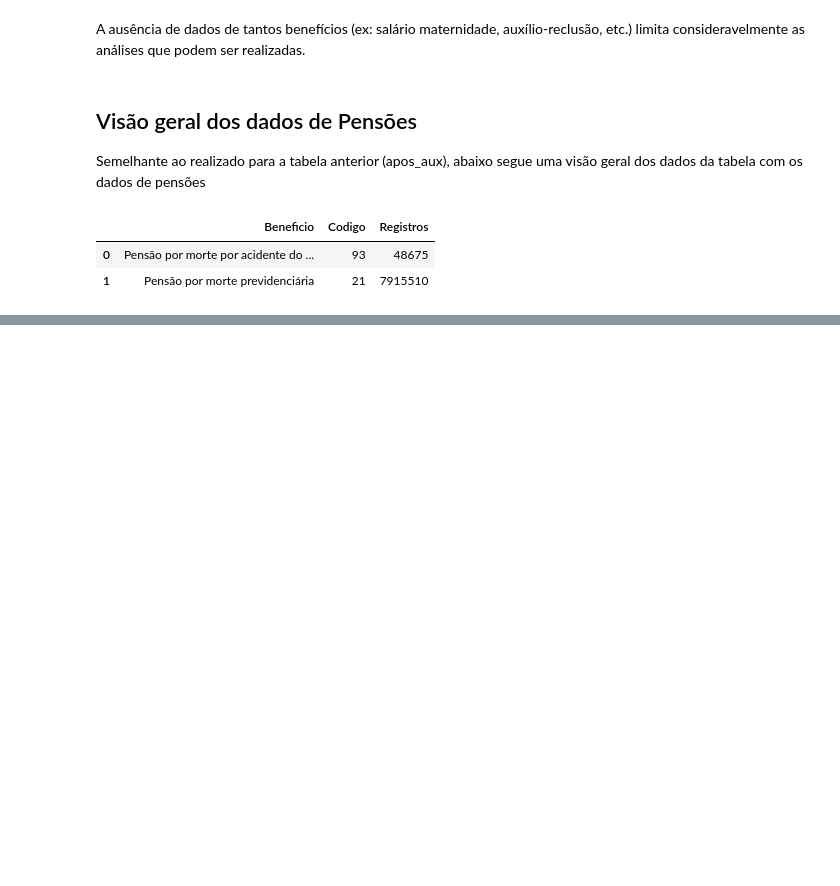
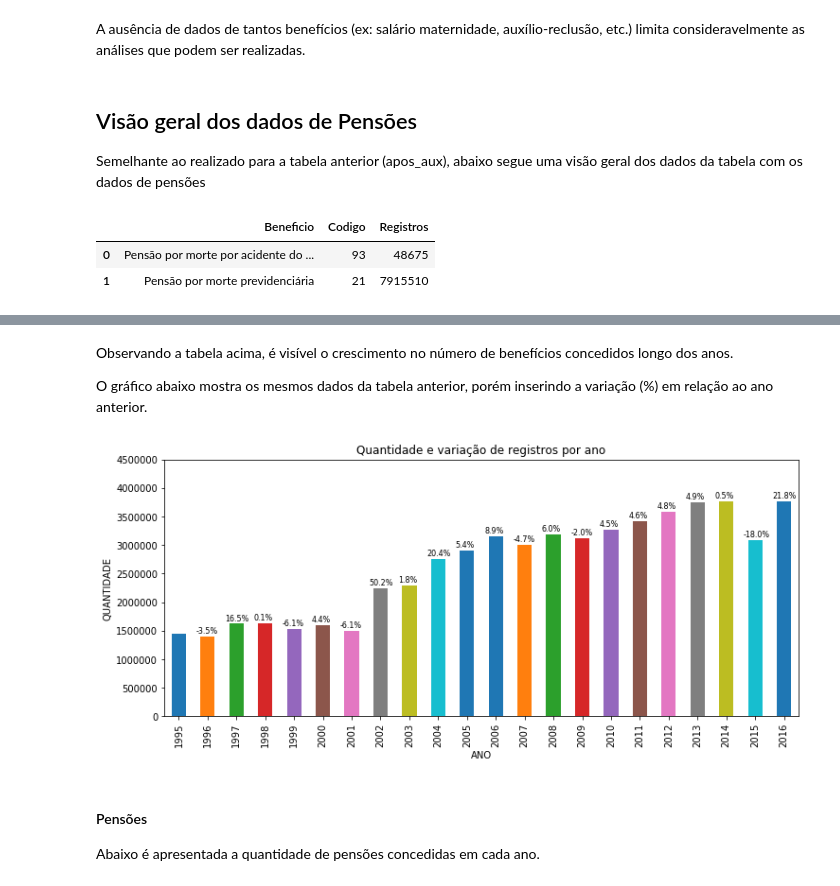
Before and after one commit to cpatrickalves/analise-rgps, a Jupyter notebook: analise-geral.ipynb, the cells around one changed output, grey strips where cells are left out. Saved outputs shown, nothing was run; the diff lists cells and outputs as text; code cells hidden in the pictures; blank space fills up the shorter version.

```diff
--- a/analise-geral.ipynb
+++ b/analise-geral.ipynb
@@ -179,0 +186,7 @@ Em desenvolvimento...<br>
+# %%
+# Extrai os valores de DDB do banco
+registros_ano = run_query("SELECT DDB FROM apos_aux")
+# Remove as informações de dia e mês e salva somente os dados de ano (12/12/1995 --> 1995)
+registros_ano['DDB'] = registros_ano['DDB'].apply(lambda x: int(x[-4:]))
+# Calcula a frequência para cada ano
+registros_ano = registros_ano['DDB'].value_counts().sort_index()
@@ -179,0 +213,33 @@ Em desenvolvimento...<br>
+# %% [markdown]
+Observando a tabela acima, é visível o crescimento no número de benefícios concedidos longo dos anos.
+
+O gráfico abaixo mostra os mesmos dados da tabela anterior, porém inserindo a variação (%) em relação ao ano anterior.
+# %%
+import matplotlib.pyplot as plt
+%matplotlib inline
+
+# Calcula a variação (%) para cada ano
+variacao = [] # 1996-2016
+
+for i in range(1,len(registros_ano-1)):
+    variacao.append(((registros_ano.iloc[i]/registros_ano.iloc[i-1])-1)*100)
+
+plt.figure(figsize=(12,5))
+ax = registros_ano.plot.bar()
+ax.set_title("Quantidade e variação de registros por ano")
+ax.set_ylabel("QUANTIDADE")
+ax.set_xlabel("ANO")
+ax.set_ylim(0,4500000)
+
+i=1
+for v in variacao:
+    y = registros_ano.iloc[i]+60000
+    x = i-0.4
+    ax.text(x,y,str(round(v,1))+'%',size=8)
+    i += 1
+# %% [output]
+[figure, added]
+# %% [markdown]
+#### Pensões
+
+Abaixo é apresentada a quantidade de pensões concedidas em cada ano.
```
Also changed, not shown: parts of 15 cells of this notebook, 1 other file.
